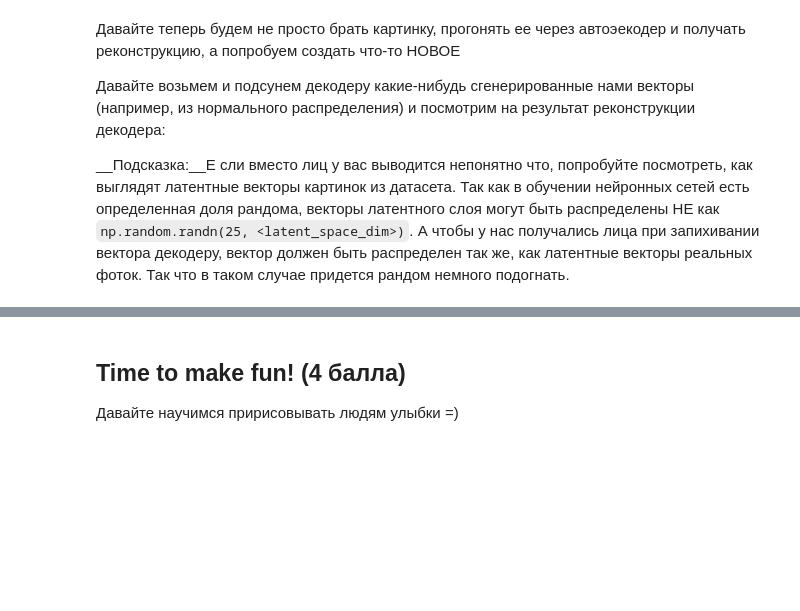
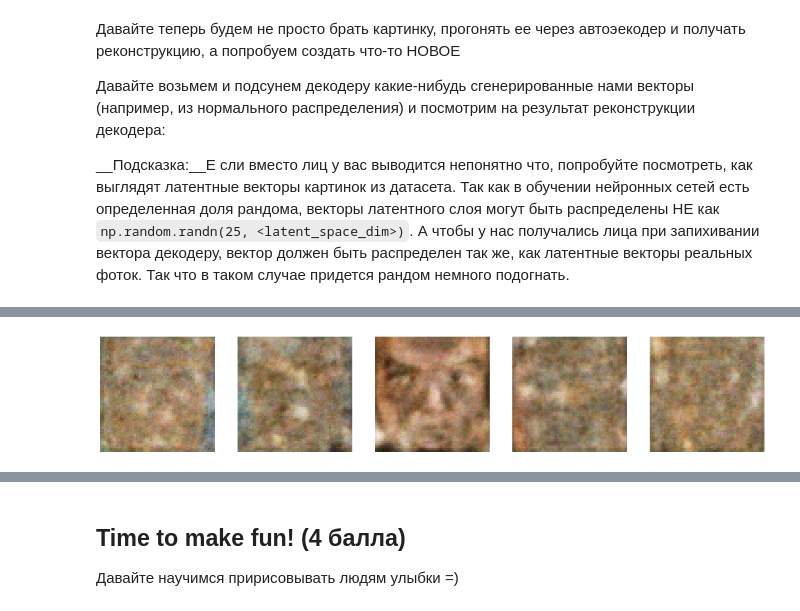
Before and after one commit to noname19871/DLS2022_advanced, a Jupyter notebook: homeworks/homework7/[homework]autoencoders.ipynb, the cells around one changed output, grey strips where cells are left out. Cells and saved outputs as stored; diff of their text form; code cells hidden in the pictures; blank space fills up the shorter version.

```diff
--- a/homeworks/homework7/[homework]autoencoders.ipynb
+++ b/homeworks/homework7/[homework]autoencoders.ipynb
@@ -308,0 +337,3 @@ output = <скормите z декодеру>
+# %%
+mu = torch.mean(latent_outputs, (0, 1)).item()
+sigma = torch.std(latent_outputs, (0, 1)).item()
@@ -308,0 +346,2 @@ output = <скормите z декодеру>
+# %%
+z = np.array([sigma * np.random.normal(0, 1, dim_code) + mu for i in range(25)])
@@ -308,0 +352,4 @@ output = <скормите z декодеру>
+# %%
+z = torch.tensor(z, dtype=torch.float32).to(device)
+# %%
+random_samples = autoencoder.decode(z).detach().cpu()
@@ -308,0 +376,9 @@ output = <скормите z декодеру>
+# %%
+plt.figure(figsize=(20, 10))
+for i in range(5):
+    plt.subplot(1, 5, i + 1)
+    plt.axis("off")
+    plt.imshow(np.rollaxis(random_samples[i].numpy(), 0, 3))
+plt.show()
+# %% [output]
+[figure, added]
```
Also changed, not shown: parts of 23 cells of this notebook.
